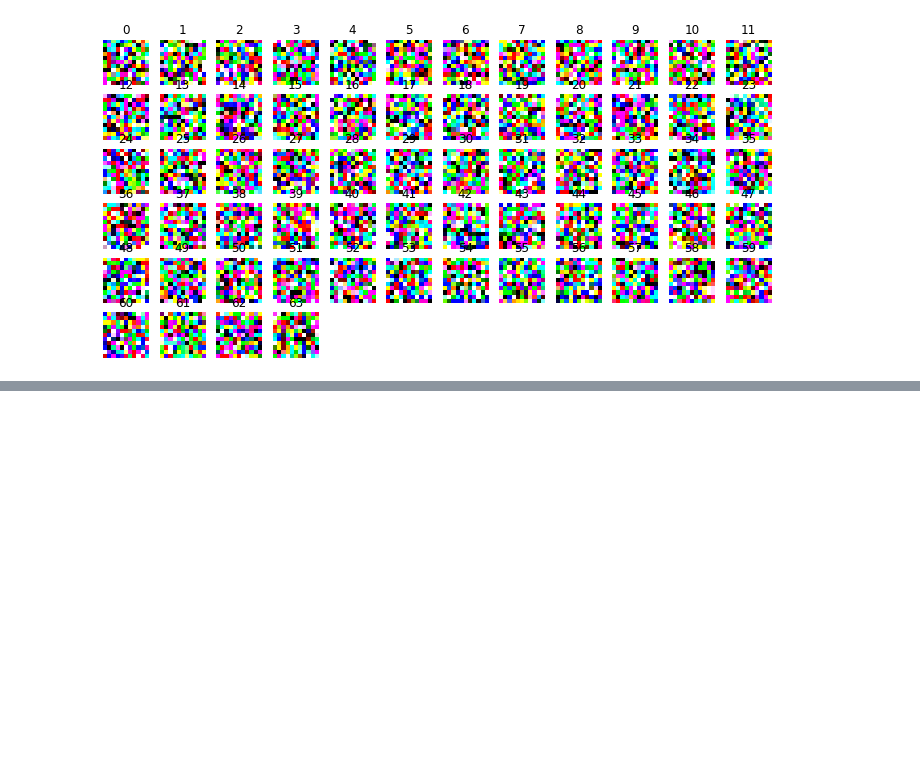
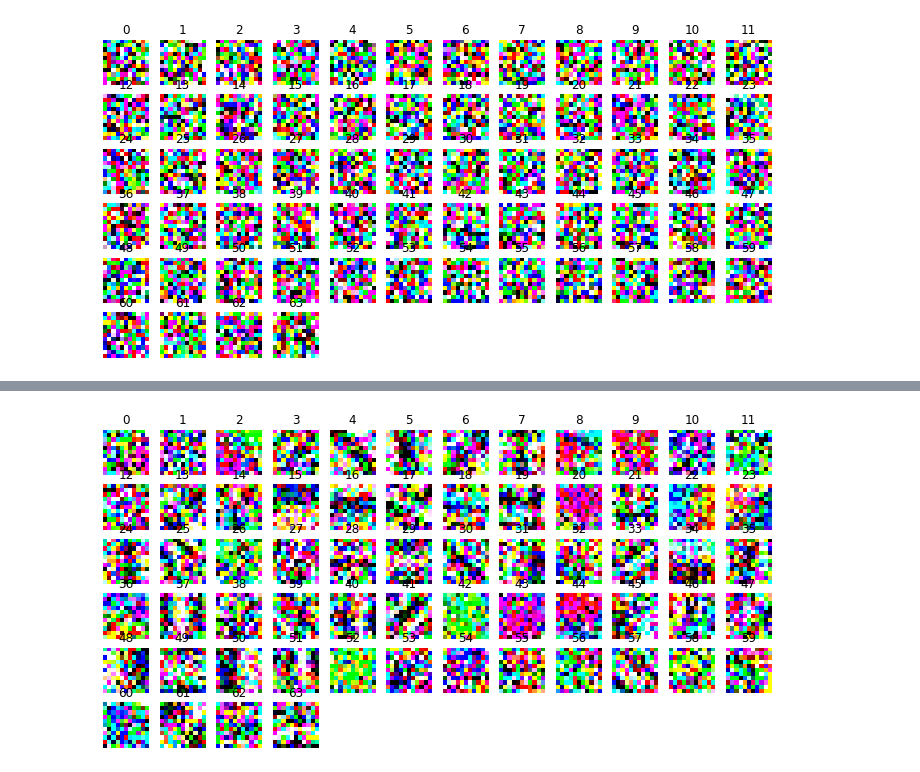
Before and after one commit to NeilFranks/AlexNet-Filter-Fun, a Jupyter notebook: AlexNet_revised.ipynb, the cells around one changed output, grey strips where cells are left out. Cells and saved outputs as stored; diff of their text form; code cells hidden in the pictures; blank space fills up the shorter version.

```diff
--- a/AlexNet_revised.ipynb
+++ b/AlexNet_revised.ipynb
@@ -137,0 +160,11 @@ plot_weights(scratchAlex, 0, single_channel = False)
+# %%
+model1 = initialize_model(num_classes, feature_extract, use_pretrained=False)
+
+# Load the best model checkpoint, if you have one
+if os.path.isfile(os.path.join(MODEL_FOLDER, "1.pt")):
+    checkpoint = torch.load(os.path.join(MODEL_FOLDER, "1.pt"))
+    model1.load_state_dict(checkpoint['model_state_dict'])
+
+plot_weights(model1, 0, single_channel = False)
+# %% [output]
+[figure, added]
```
Also changed, not shown: parts of 6 cells of this notebook, 5 other files.
